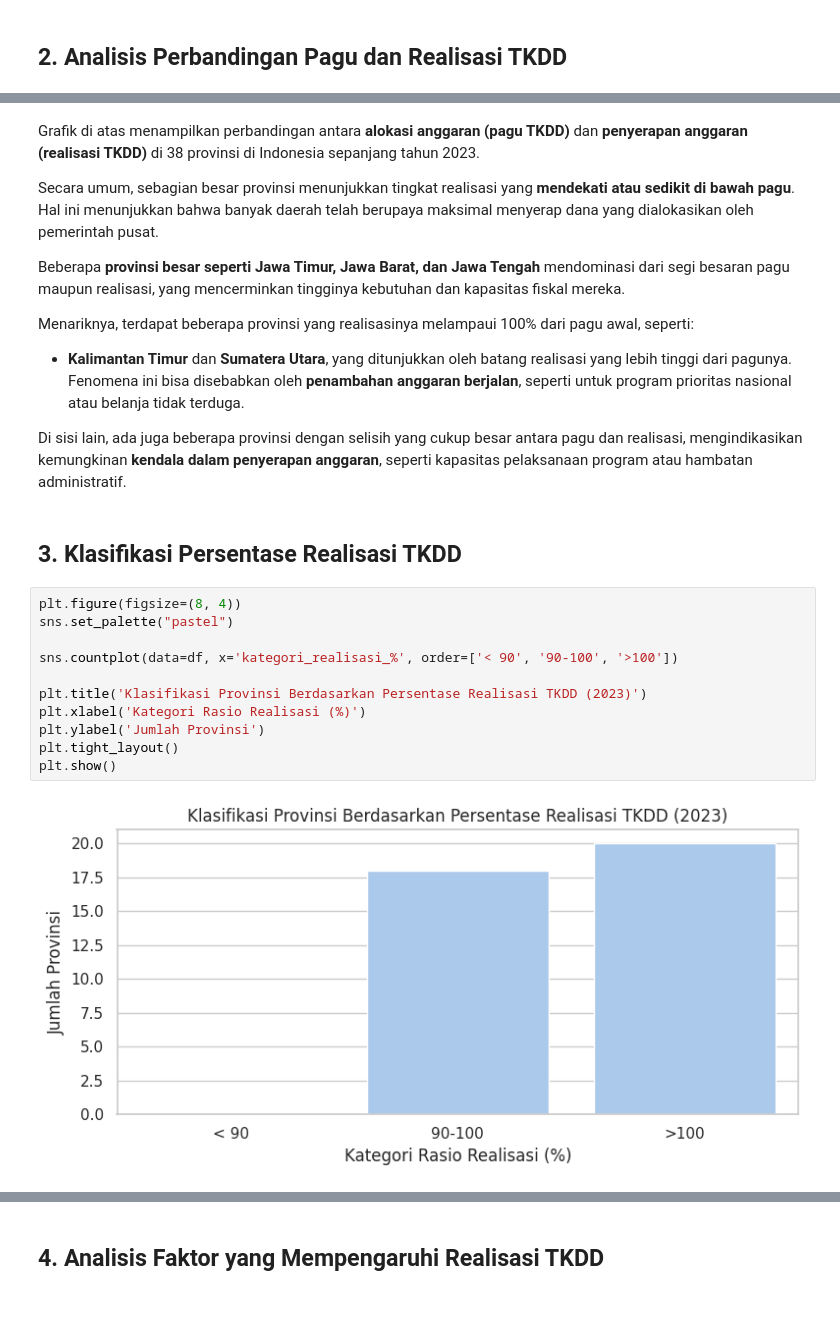
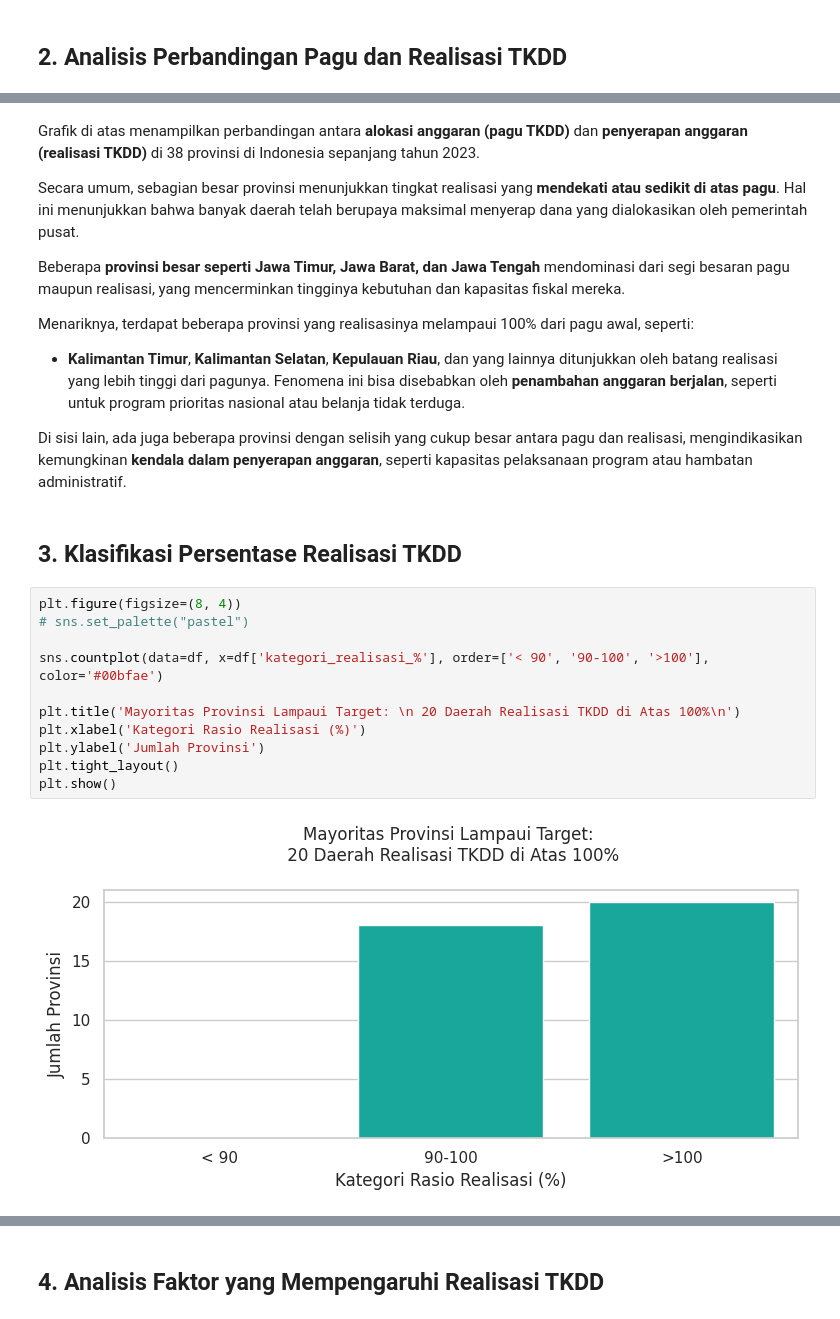
Before and after one commit to badzlan/techfest-elims, a Jupyter notebook: EDA_tipiel_IPB.ipynb, the cells around one changed output, grey strips where cells are left out. Drawn from its saved outputs; the diff is of its cells as text.

```diff
--- a/EDA_tipiel_IPB.ipynb
+++ b/EDA_tipiel_IPB.ipynb
@@ -410,28 +422,28 @@ plt.show()
 # %% [markdown]
 Grafik di atas menampilkan perbandingan antara **alokasi anggaran (pagu TKDD)** dan **penyerapan anggaran (realisasi TKDD)** di 38 provinsi di Indonesia sepanjang tahun 2023.
 
-Secara umum, sebagian besar provinsi menunjukkan tingkat realisasi yang **mendekati atau sedikit di bawah pagu**. Hal ini menunjukkan bahwa banyak daerah telah berupaya maksimal menyerap dana yang dialokasikan oleh pemerintah pusat.
+Secara umum, sebagian besar provinsi menunjukkan tingkat realisasi yang **mendekati atau sedikit di atas pagu**. Hal ini menunjukkan bahwa banyak daerah telah berupaya maksimal menyerap dana yang dialokasikan oleh pemerintah pusat.
 
 Beberapa **provinsi besar seperti Jawa Timur, Jawa Barat, dan Jawa Tengah** mendominasi dari segi besaran pagu maupun realisasi, yang mencerminkan tingginya kebutuhan dan kapasitas fiskal mereka.
 
 Menariknya, terdapat beberapa provinsi yang realisasinya melampaui 100% dari pagu awal, seperti:
 
-- **Kalimantan Timur** dan **Sumatera Utara**, yang ditunjukkan oleh batang realisasi yang lebih tinggi dari pagunya. Fenomena ini bisa disebabkan oleh **penambahan anggaran berjalan**, seperti untuk program prioritas nasional atau belanja tidak terduga.
+- **Kalimantan Timur**, **Kalimantan Selatan**, **Kepulauan Riau**, dan yang lainnya ditunjukkan oleh batang realisasi yang lebih tinggi dari pagunya. Fenomena ini bisa disebabkan oleh **penambahan anggaran berjalan**, seperti untuk program prioritas nasional atau belanja tidak terduga.
 
 Di sisi lain, ada juga beberapa provinsi dengan selisih yang cukup besar antara pagu dan realisasi, mengindikasikan kemungkinan **kendala dalam penyerapan anggaran**, seperti kapasitas pelaksanaan program atau hambatan administratif.
 # %% [markdown]
 ## 3. Klasifikasi Persentase Realisasi TKDD
 # %%
 plt.figure(figsize=(8, 4))
-sns.set_palette("pastel")
+# sns.set_palette("pastel")
 
-sns.countplot(data=df, x='kategori_realisasi_%', order=['< 90', '90-100', '>100'])
+sns.countplot(data=df, x=df['kategori_realisasi_%'], order=['< 90', '90-100', '>100'], color='#00bfae')
 
-plt.title('Klasifikasi Provinsi Berdasarkan Persentase Realisasi TKDD (2023)')
+plt.title('Mayoritas Provinsi Lampaui Target: \n 20 Daerah Realisasi TKDD di Atas 100%\n')
 plt.xlabel('Kategori Rasio Realisasi (%)')
 plt.ylabel('Jumlah Provinsi')
 plt.tight_layout()
 plt.show()
 # %% [output]
-[figure, old version]
+[figure, new version]
 # %% [markdown]
```
Also changed, not shown: parts of 17 cells of this notebook.
